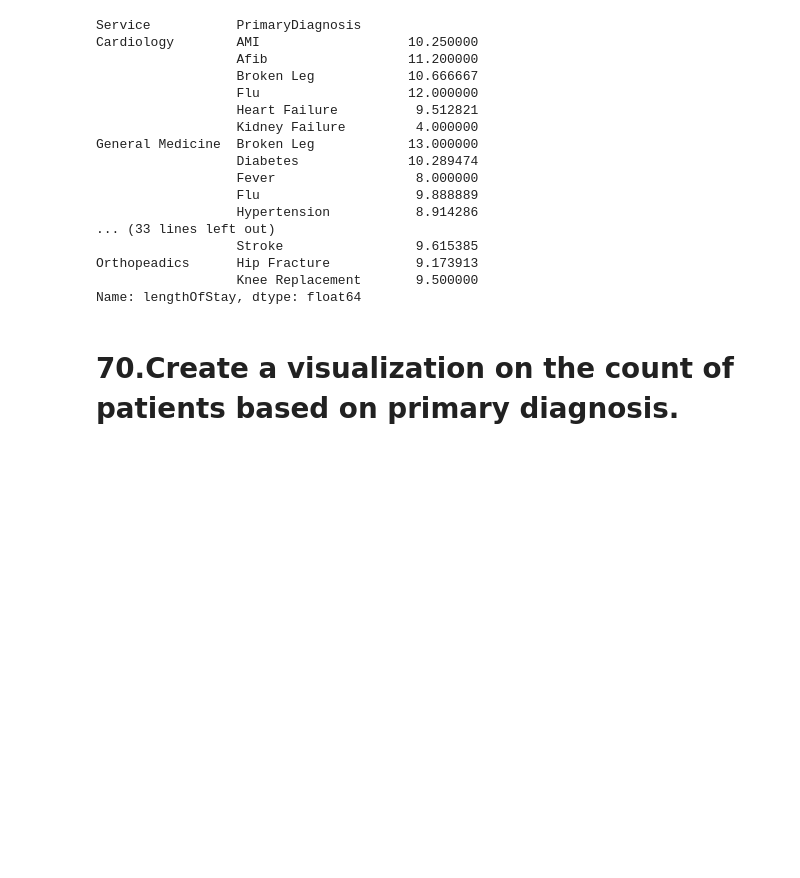
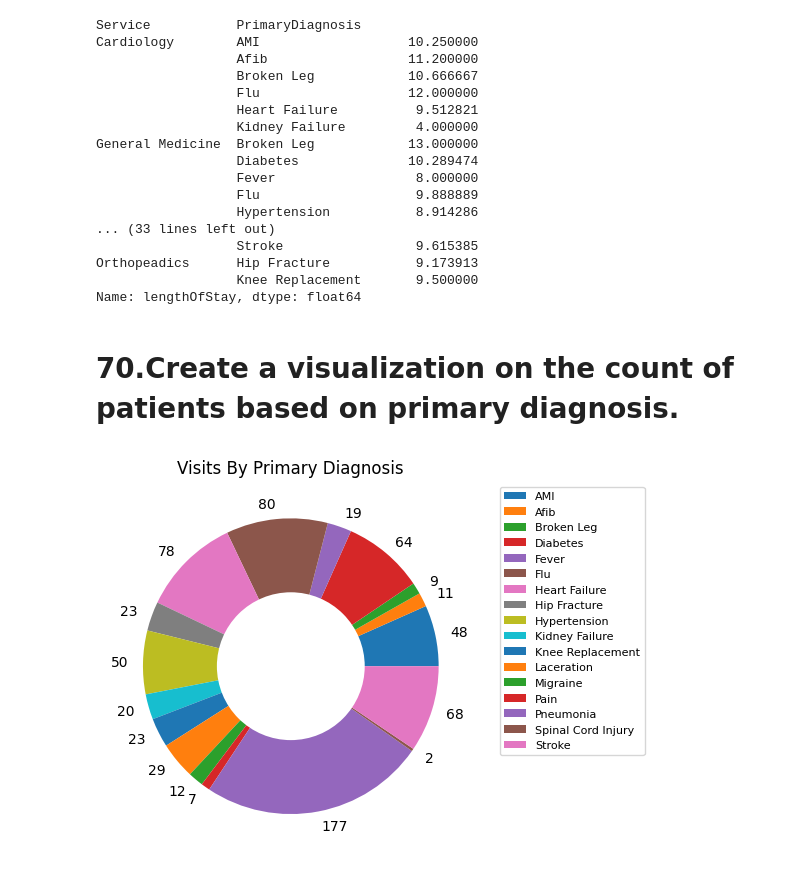
Before and after one commit to JyotsnaSusan/5Py, a Jupyter notebook: Syeda61_80.ipynb, the cells around one changed output. Cells and saved outputs as stored; diff of their text form; code cells hidden in the pictures; blank space fills up the shorter version.

Commit message:
Q70  Primary diagnosis

```diff
--- a/Syeda61_80.ipynb
+++ b/Syeda61_80.ipynb
@@ -145,18 +146,23 @@ Name: lengthOfStay, dtype: float64
 # %% [markdown]
 # 70.Create a visualization on the count of patients based on primary diagnosis.
 # %%
-df_size = df_ReadmissionRegistry.groupby(['ReasonForVisit'])['PatientID'].count()
+df_size = df_ReadmissionRegistry.groupby(['PrimaryDiagnosis'])['PatientID'].count()
 data = df_size.to_dict()
 dd = list(data.keys())
 count = list(data.values())
 #print(df_size)
 
 plt.pie(count, labels= df_size)
-#plt.show()
+centre_circle = plt.Circle((0, 0), 0.50, fc='white')
+fig = plt.gcf()
+fig.gca().add_artist(centre_circle)
 
-plt.title('Count of patients for the reason visited the hospital')
+plt.title('Visits By Primary Diagnosis')
 
 # Add Legends
-plt.legend(dd, loc="lower right", fontsize='5')
+plt.legend(dd, bbox_to_anchor=(1.05, 1.0), loc="upper left", fontsize='8')
+
 # show the graph
 plt.show()
+# %% [output]
+[figure, added]
```
Also changed, not shown: parts of 1 cell of this notebook.
